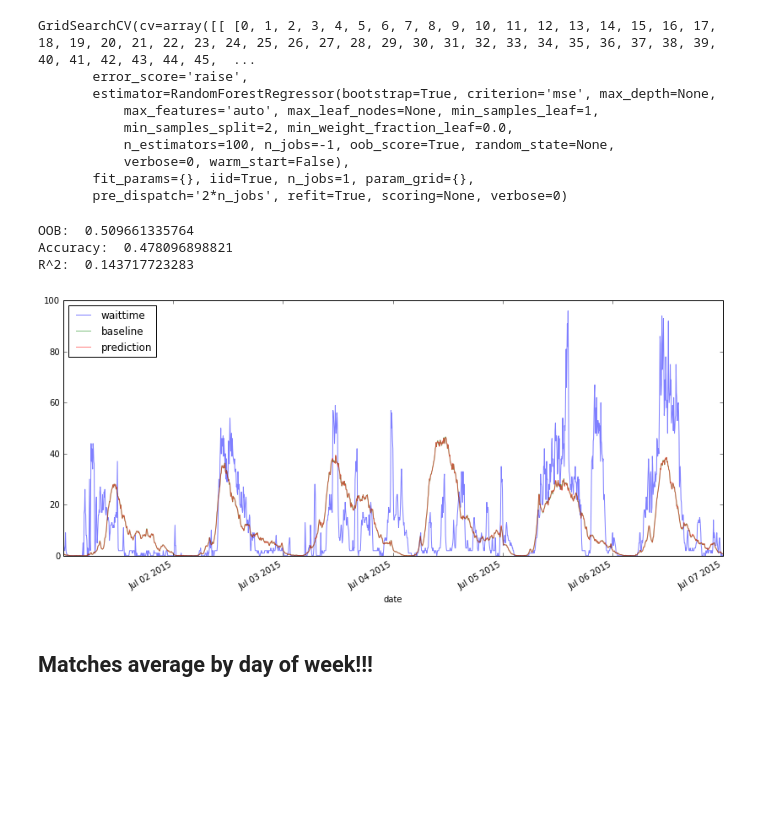
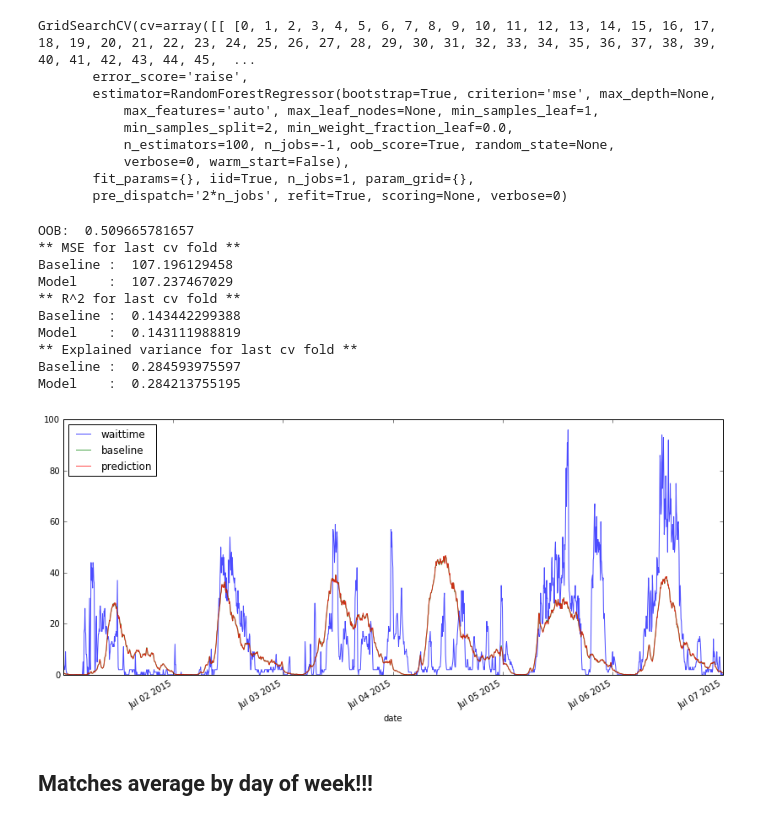
Before and after one commit to jngseattle/BorderCrossing, a Jupyter notebook: code/Model-v0.1-date_features_only-refactor.ipynb, the cells around one changed output. Cells and saved outputs as stored; diff of their text form; code cells hidden in the pictures; blank space fills up the shorter version.

```diff
--- a/code/Model-v0.1-date_features_only-refactor.ipynb
+++ b/code/Model-v0.1-date_features_only-refactor.ipynb
@@ -28,7 +28,7 @@ query = '''
         order by c.date
         '''
 
-df = pd_query(query)
+df_all = pd_query(query)
 # %% [markdown]
 ## Test a Random Forest using year and day of week
 # %%
@@ -36,7 +36,7 @@ from sklearn.ensemble import RandomForestRegressor
 from sklearn.grid_search import GridSearchCV
 # %%
 from BorderModel import BorderData, clean_df_subset
-dfnew = clean_df_subset(df, ['year', 'dayofweek', 'minofday'])
+dfnew = clean_df_subset(df_all, ['year', 'dayofweek', 'minofday'])
 data = BorderData(dfnew)
 # %%
 model = RandomForestRegressor(n_jobs=-1, n_estimators=100, oob_score=True)
@@ -54,16 +54,21 @@ GridSearchCV(cv=array([[ [0, 1, 2, 3, 4, 5, 6, 7, 8, 9, 10, 11, 12, 13, 14, 15,
        fit_params={}, iid=True, n_jobs=1, param_grid={},
        pre_dispatch='2*n_jobs', refit=True, scoring=None, verbose=0)
 # %%
-print "OOB: ", grid.best_estimator_.oob_score_
-print "Accuracy: ", grid.best_score_
-pdf = data.prediction(grid.best_estimator_)
-print 'R^2: ', r2_score(pdf.waittime, pdf.prediction)
-data.plot(grid, '7/1/15', '7/7/15');
+data.predict(grid.best_estimator_)
+data.print_metrics(grid.best_estimator_)
+data.plot('7/1/15', '7/7/15');
 # %% [output]
-OOB:  0.509661335764
-Accuracy:  0.478096898821
-R^2:  0.143717723283
+OOB:  0.509665781657
+** MSE for last cv fold **
+Baseline :  107.196129458
+Model    :  107.237467029
+** R^2 for last cv fold **
+Baseline :  0.143442299388
+Model    :  0.143111988819
+** Explained variance for last cv fold **
+Baseline :  0.284593975597
+Model    :  0.284213755195
-[figure, old version]
+[figure, new version]
 # %% [markdown]
 ## Matches average by day of week!!!
 # %% [markdown]
```
Also changed, not shown: parts of 53 cells of this notebook, 6 other files.
